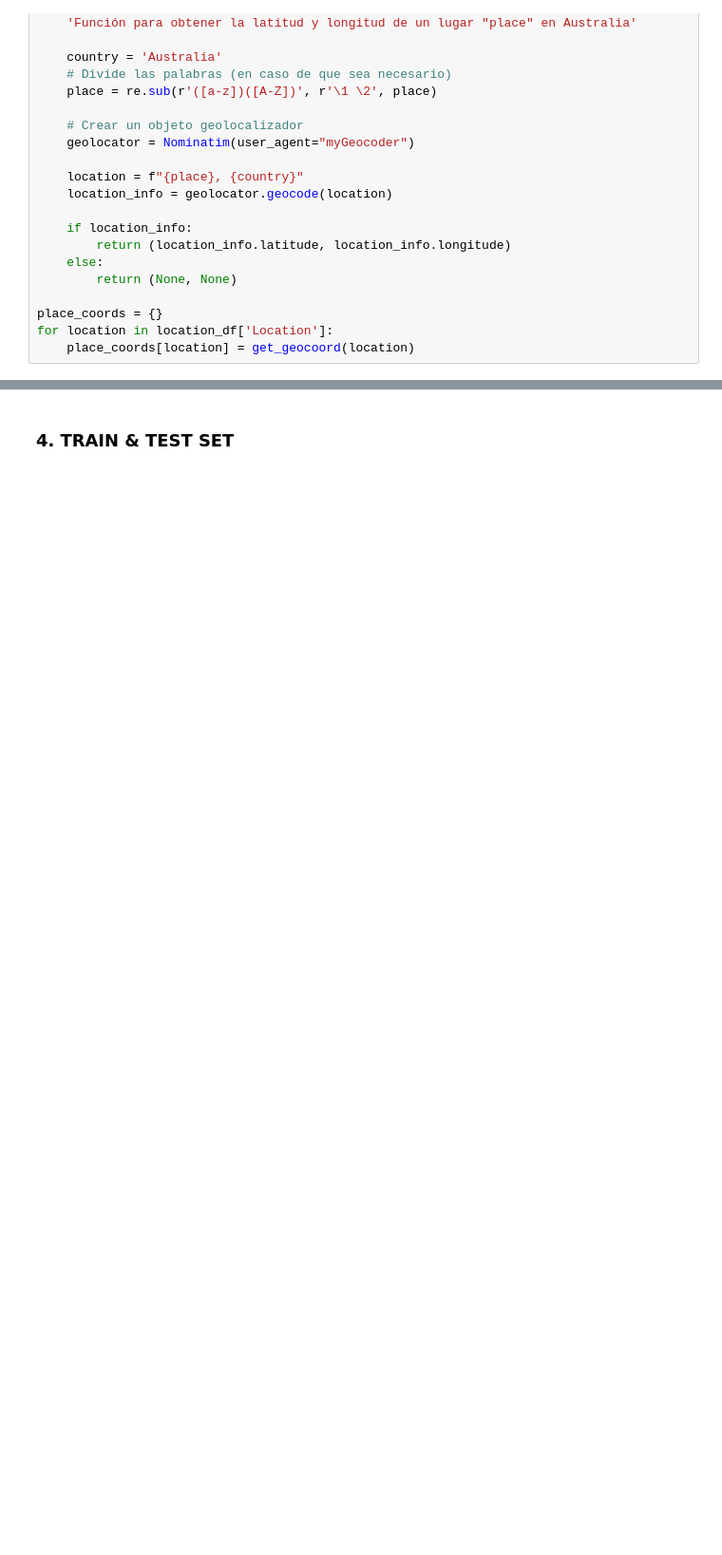
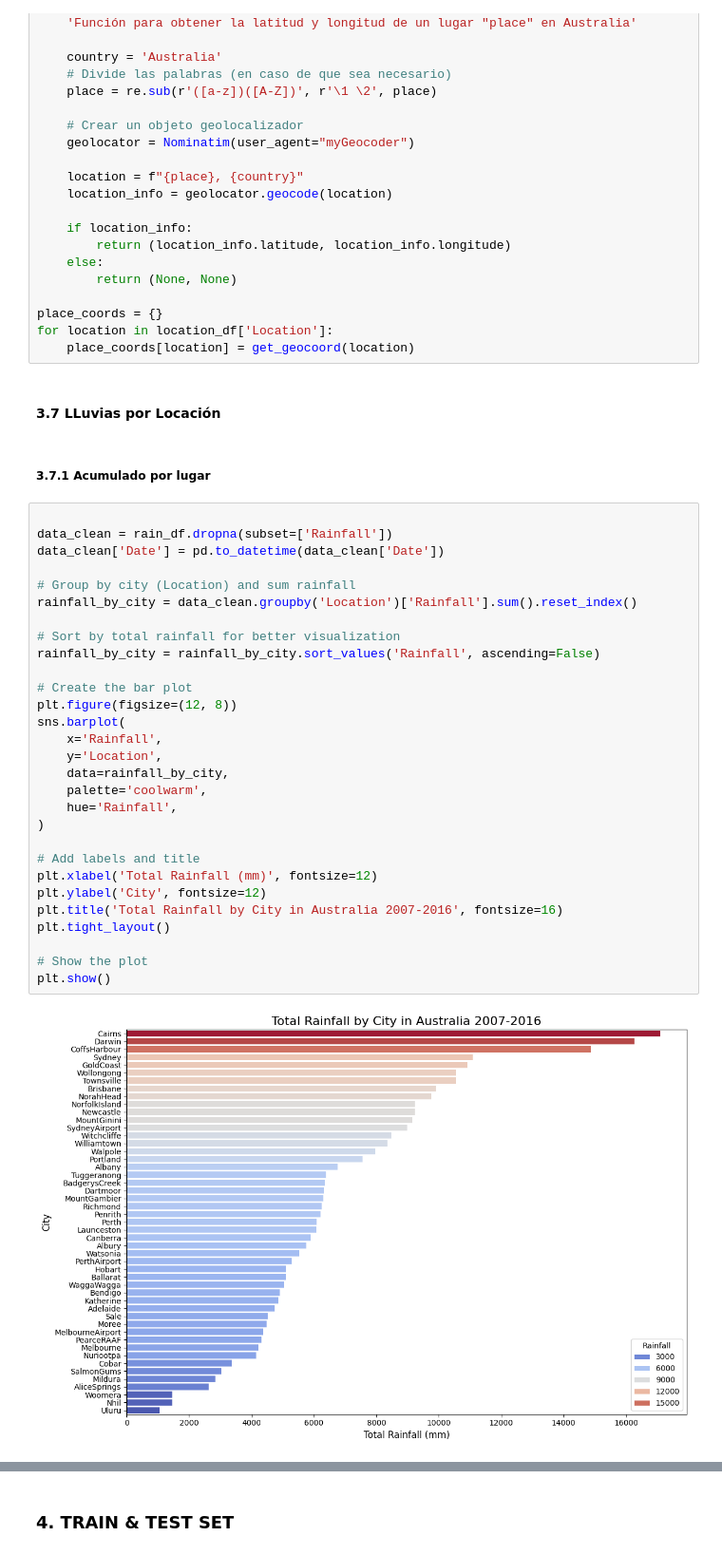
Before and after one commit to LeoCenturion/rain-in-australia, a Jupyter notebook: models/RiA-svm.ipynb, the cells around one changed output, grey strips where cells are left out. Shown at 95% size. Cells and saved outputs as stored; diff of their text form; blank space fills up the shorter version.

```diff
--- a/models/RiA-svm.ipynb
+++ b/models/RiA-svm.ipynb
@@ -410,3 +425,38 @@ def get_geocoord(place):
 place_coords = {}
 for location in location_df['Location']:
     place_coords[location] = get_geocoord(location)
+# %% [markdown]
+#### 3.7 LLuvias por Locación
+# %% [markdown]
+##### 3.7.1 Acumulado por lugar
+# %%
+
+data_clean = rain_df.dropna(subset=['Rainfall'])
+data_clean['Date'] = pd.to_datetime(data_clean['Date'])
+
+# Group by city (Location) and sum rainfall
+rainfall_by_city = data_clean.groupby('Location')['Rainfall'].sum().reset_index()
+
+# Sort by total rainfall for better visualization
+rainfall_by_city = rainfall_by_city.sort_values('Rainfall', ascending=False)
+
+# Create the bar plot
+plt.figure(figsize=(12, 8))
+sns.barplot(
+    x='Rainfall',
+    y='Location',
+    data=rainfall_by_city,
+    palette='coolwarm',
+    hue='Rainfall',
+)
+
+# Add labels and title
+plt.xlabel('Total Rainfall (mm)', fontsize=12)
+plt.ylabel('City', fontsize=12)
+plt.title('Total Rainfall by City in Australia 2007-2016', fontsize=16)
+plt.tight_layout()
+
+# Show the plot
+plt.show()
+# %% [output]
+[figure, added]
```
Also changed, not shown: parts of 31 cells of this notebook, 4 other files.
